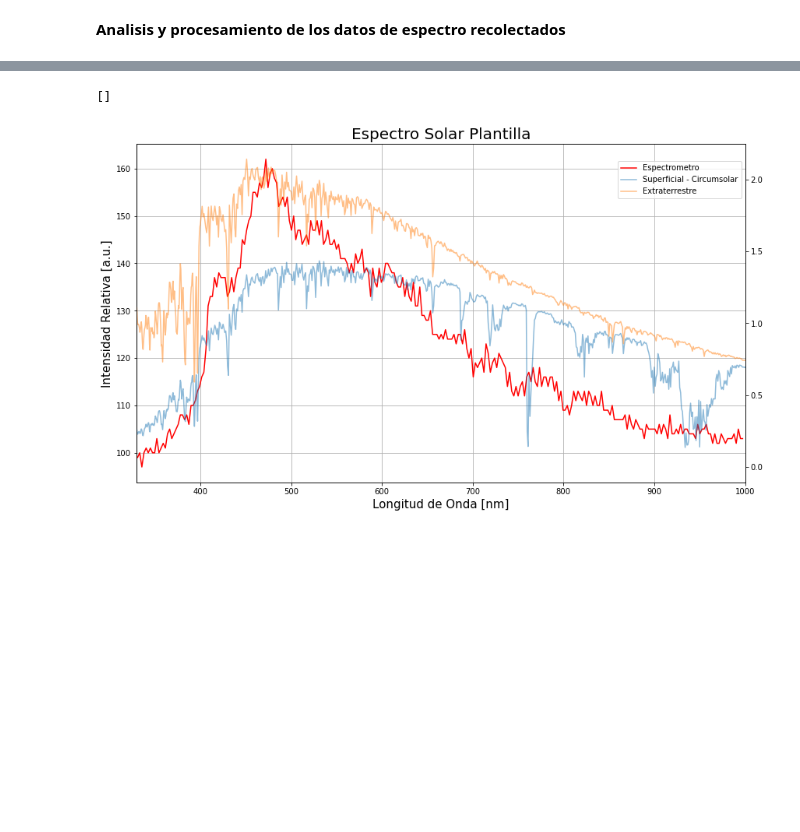
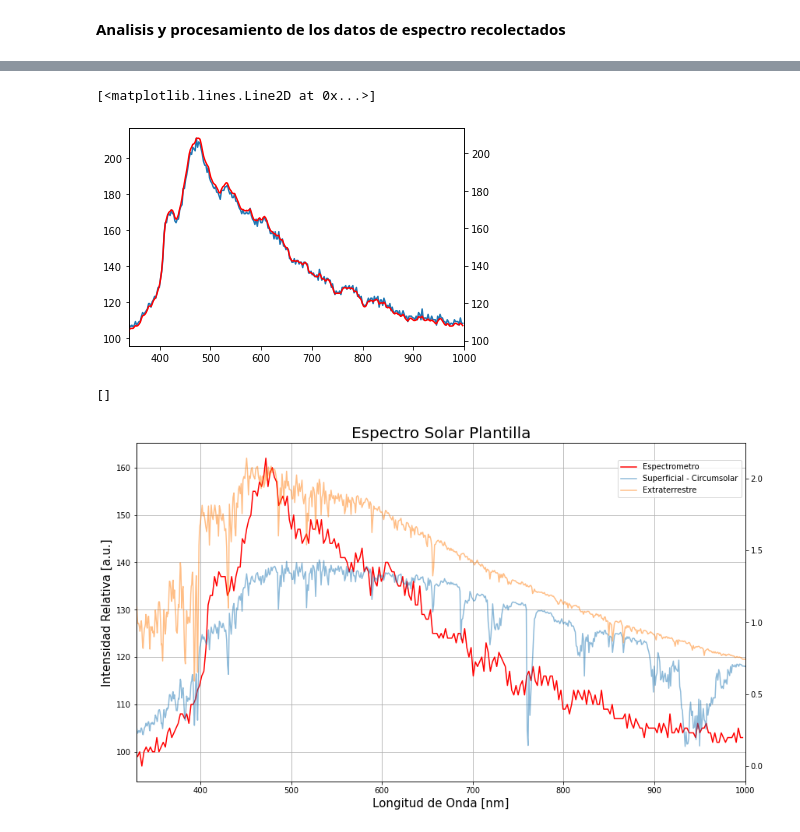
Before and after one commit to jerolg/Fisica_Experimental_IV_2023_1, a Jupyter notebook: PROYECTO_FINAL/data_analysis_notebook.ipynb, the cells around one changed output, grey strips where cells are left out. Saved outputs shown, nothing was run; the diff lists cells and outputs as text; code cells hidden in the pictures; blank space fills up the shorter version.

```diff
--- a/PROYECTO_FINAL/data_analysis_notebook.ipynb
+++ b/PROYECTO_FINAL/data_analysis_notebook.ipynb
@@ -61,3 +96,16 @@ wv = np.arange(N)*2.3548+321.47
+# %%
+#FILTRO PASO BAJO PARA DATOS CON MUCHO RUIDO
+plt.plot(wv, esp_A[0][0][0:-1])
+plt.xlim(340, 1000)
+
+b, a = scipy.signal.butter(1, 0.5,'lowpass')
+filtered = scipy.signal.filtfilt(b, a, esp_A[0][0][:-1])
+
+plt.twinx()
+plt.plot(wv, filtered, 'r')
+# %% [output]
+[<matplotlib.lines.Line2D at 0x...>]
+[figure, added]
 # %%
 #Formato de Graficación de Espectros
 
```
Also changed, not shown: parts of 3 cells of this notebook, 2 other files.
